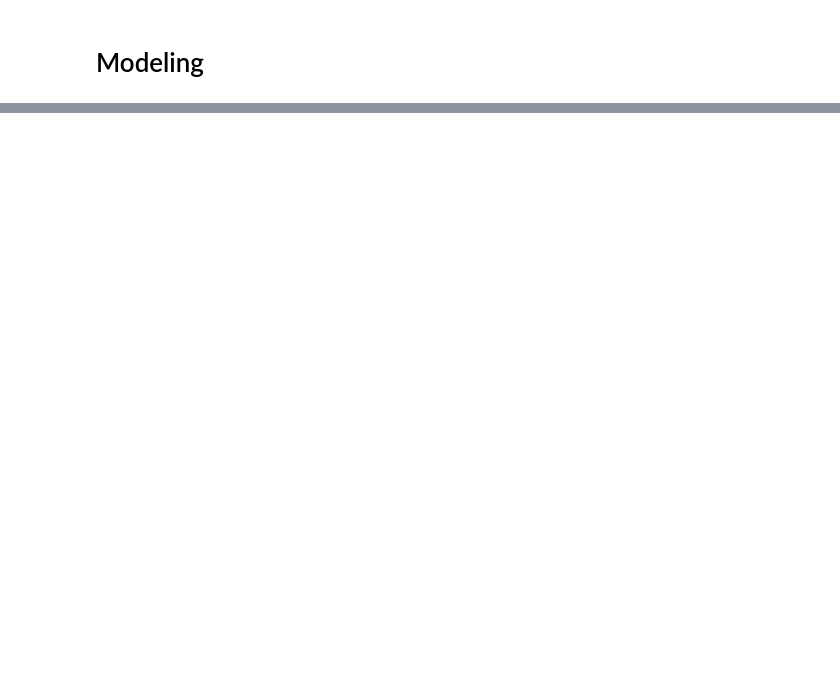
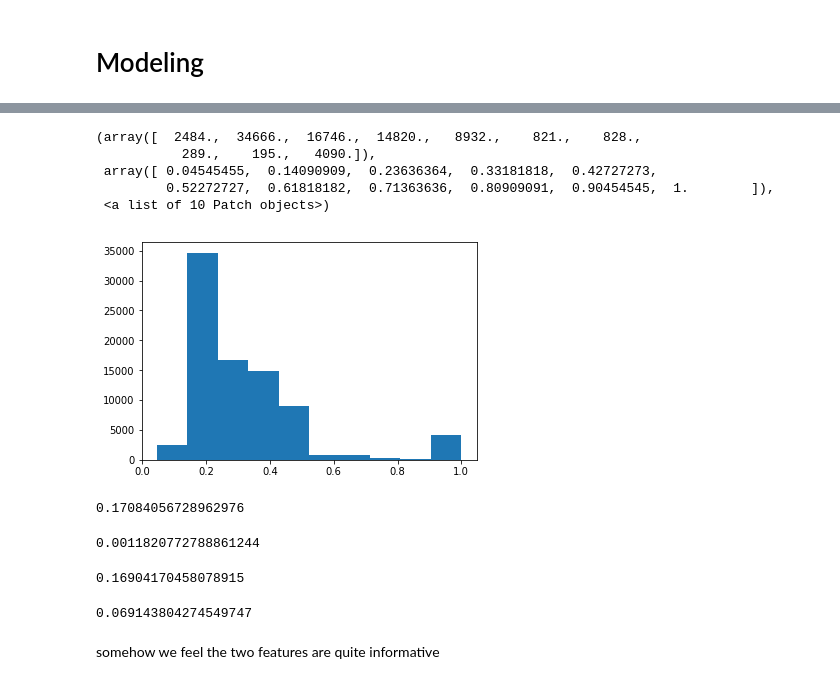
Before and after one commit to TZstatsADS/Spr2017-proj4-team-11, a Jupyter notebook: doc/Algorithm.ipynb, the cells around one changed output, grey strips where cells are left out. Saved outputs shown, nothing was run; the diff lists cells and outputs as text; code cells hidden in the pictures; blank space fills up the shorter version.

```diff
--- a/doc/Algorithm.ipynb
+++ b/doc/Algorithm.ipynb
@@ -500,0 +353,28 @@ def train_errorDriven(my_df,features,n_run=100,R=500,th=0.00001):
+# %%
+new = train_df[train_df.onegram_journal>0].onegram_journal.values
+plt.hist(new)
+# %% [output]
+(array([  2484.,  34666.,  16746.,  14820.,   8932.,    821.,    828.,
+           289.,    195.,   4090.]),
+ array([ 0.04545455,  0.14090909,  0.23636364,  0.33181818,  0.42727273,
+         0.52272727,  0.61818182,  0.71363636,  0.80909091,  0.90454545,  1.        ]),
+ <a list of 10 Patch objects>)
+[figure, added]
+# %%
+np.average(train_df[train_df.is_same==1].n_coauthor.values)
+# %% [output]
+0.17084056728962976
+# %%
+np.average(train_df[train_df.is_same==0].n_coauthor.values)
+# %% [output]
+0.0011820772788861244
+# %%
+np.average(train_df[train_df.is_same==1].onegram_journal.values)
+# %% [output]
+0.16904170458078915
+# %%
+np.average(train_df[train_df.is_same==0].onegram_journal.values) #odds ratio is pretty large!
+# %% [output]
+0.069143804274549747
+# %% [markdown]
+somehow we feel the two features are quite informative
```
Also changed, not shown: parts of 47 cells of this notebook, 3 other files.
